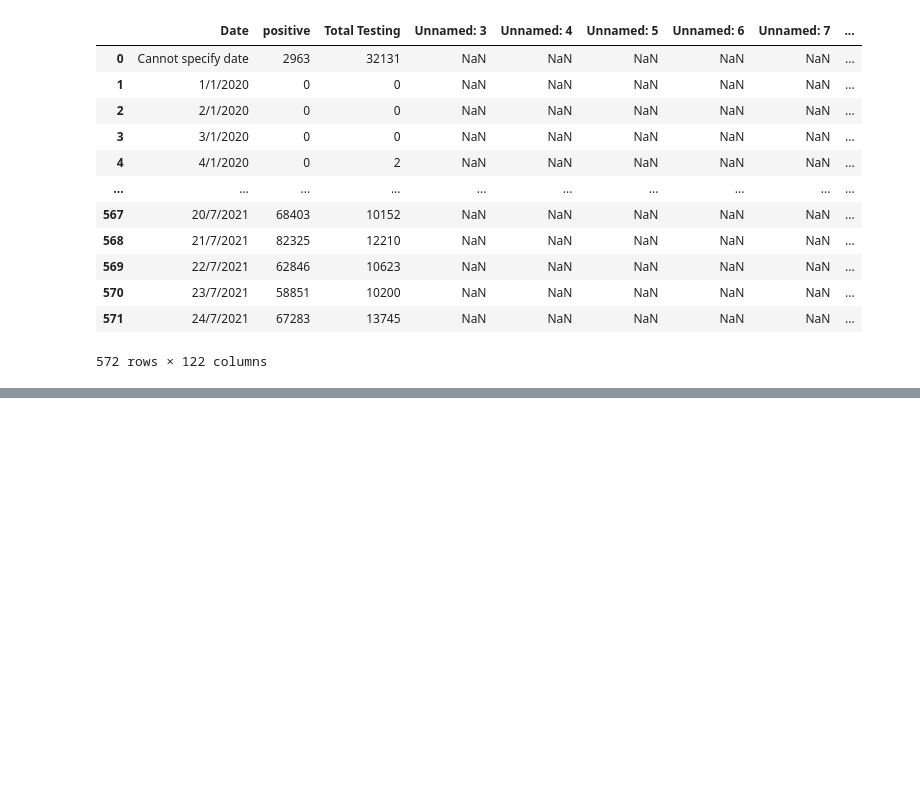
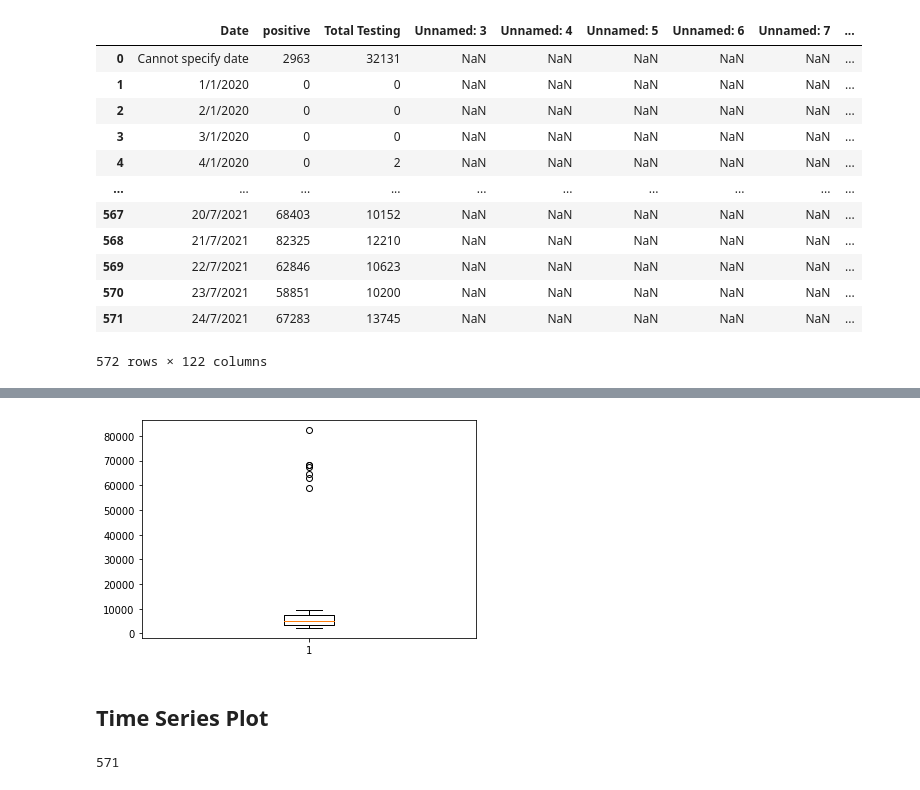
Before and after one commit to team0243/DWDM21, a Jupyter notebook: Data102(Chapter2).ipynb, the cells around one changed output, grey strips where cells are left out. Drawn from its saved outputs; the diff is of its cells as text; code cells hidden in the pictures; blank space fills up the shorter version.

```diff
--- a/Data102(Chapter2).ipynb
+++ b/Data102(Chapter2).ipynb
@@ -34,0 +167,11 @@ data
+# %%
+ret = plt.boxplot(dataN['positive'][-54:]) # ret คือ เอาตัวแปรมารับ
+# %% [output]
+[figure, added]
+# %% [markdown]
+## Time Series Plot
+# %%
+len(dataN['positive'][1:]) # check ว่า data มีทั้งหมดกี่ตัว
+#แกนนึงเป็นเวลา แกนนึงเป็นค่า
+# %% [output]
+571
```
Also changed, not shown: parts of 23 cells of this notebook.
